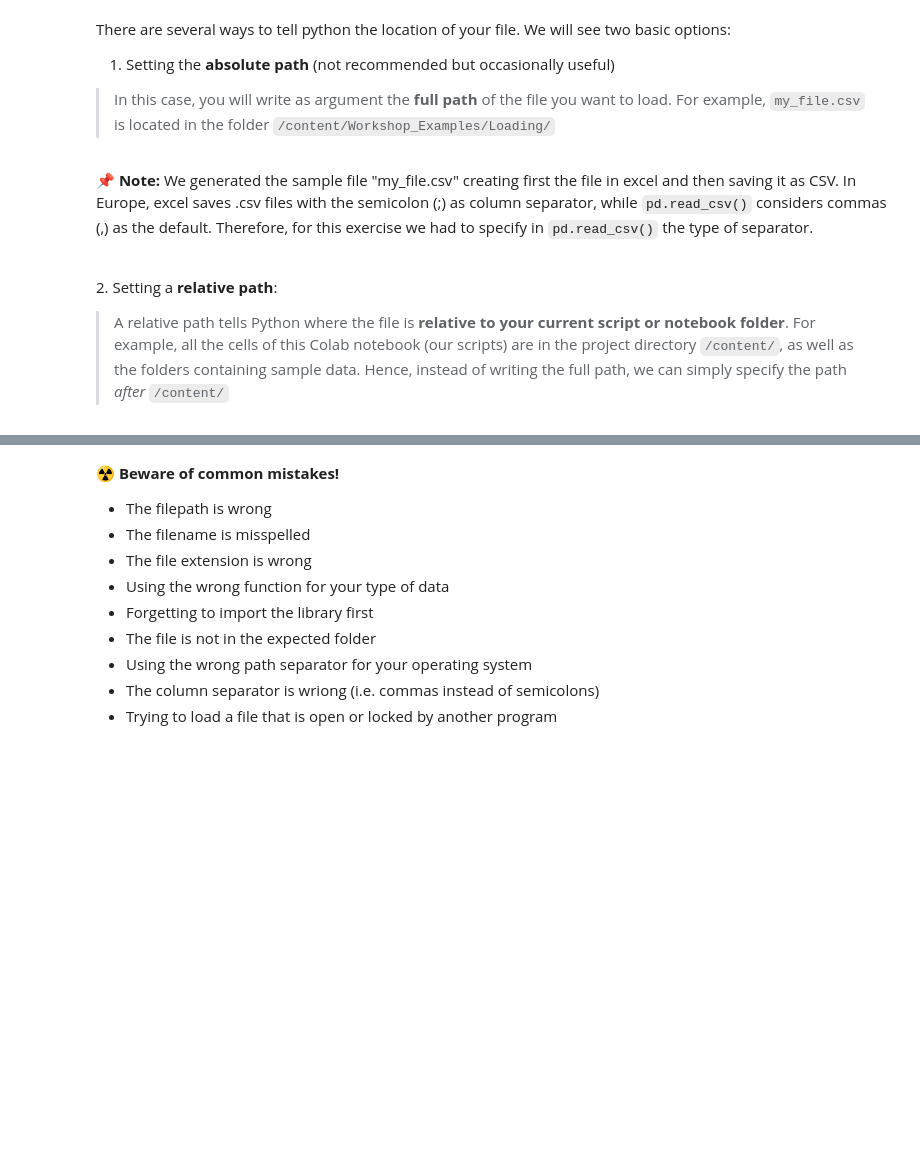
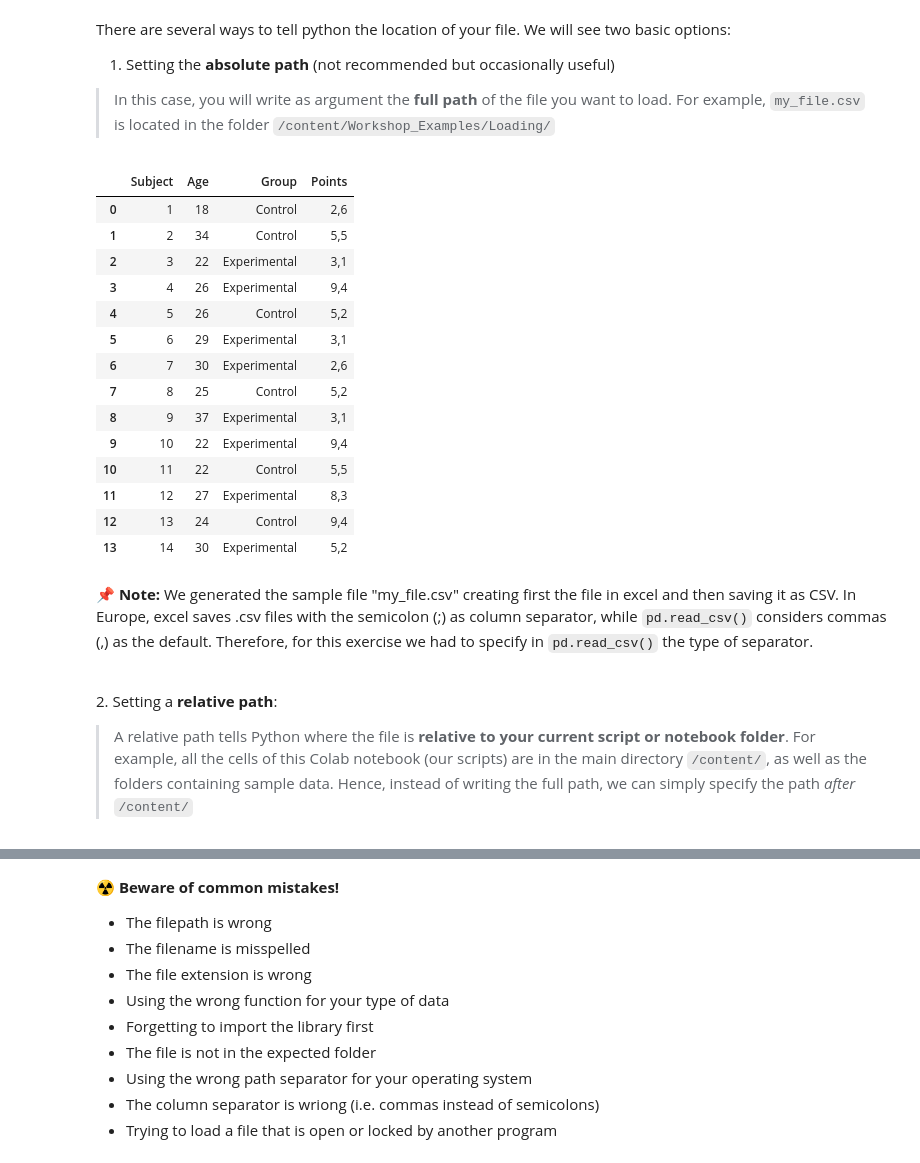
Before and after one commit to shecodespsy/SheCodesPsy-2026, a Jupyter notebook: S1-intro-to-python/intro_to_python.ipynb, the cells around one changed output, grey strips where cells are left out. Saved outputs shown, nothing was run; the diff lists cells and outputs as text; code cells hidden in the pictures; blank space fills up the shorter version.

Commit message:
Creato con Colab

```diff
--- a/S1-intro-to-python/intro_to_python.ipynb
+++ b/S1-intro-to-python/intro_to_python.ipynb
@@ -1754,18 +1938,34 @@ There are several ways to tell python the location of your file. We will see two
 # %%
 # Run the code and see what happens
 import pandas as pd
-pd.read_csv("/content/Workshop_Examples/Loading/my_file.csv", sep = ";")
+pd.read_csv("/content/SheCodesPsy-2026/Workshop_Examples/Loading/EXAMPLE_1/my_file.csv", sep = ";")
 
 # Or alternatively
-filepath = "/content/Workshop_Examples/Loading/my_file.csv"
+filepath = "/content/SheCodesPsy-2026/Workshop_Examples/Loading/EXAMPLE_1/my_file.csv"
 pd.read_csv(filepath, sep = ";")
+# %% [output]
+|  | Subject | Age | Group | Points |
+| 0 | 1 | 18 | Control | 2,6 |
+| 1 | 2 | 34 | Control | 5,5 |
+| 2 | 3 | 22 | Experimental | 3,1 |
+| 3 | 4 | 26 | Experimental | 9,4 |
+| 4 | 5 | 26 | Control | 5,2 |
+| 5 | 6 | 29 | Experimental | 3,1 |
+| 6 | 7 | 30 | Experimental | 2,6 |
+| 7 | 8 | 25 | Control | 5,2 |
+| 8 | 9 | 37 | Experimental | 3,1 |
+| 9 | 10 | 22 | Experimental | 9,4 |
+| 10 | 11 | 22 | Control | 5,5 |
+| 11 | 12 | 27 | Experimental | 8,3 |
+| 12 | 13 | 24 | Control | 9,4 |
+| 13 | 14 | 30 | Experimental | 5,2 |
 # %% [markdown]
 📌 **Note:** We generated the sample file "my_file.csv" creating first the file in excel and then saving it as CSV. In Europe, excel saves .csv files with the semicolon (;) as column separator, while ``pd.read_csv()`` considers commas (,) as the default. Therefore, for this exercise we had to specify in ``pd.read_csv()`` the type of separator.
 
 \
 2. Setting a **relative path**:
 > A relative path tells Python where the file is **relative to your current script or notebook folder**.
-For example, all the cells of this Colab notebook (our scripts) are in the project directory ``/content/``, as well as the folders containing sample data. Hence, instead of writing the full path, we can simply specify the path *after* ``/content/``
+For example, all the cells of this Colab notebook (our scripts) are in the main directory ``/content/``, as well as the folders containing sample data. Hence, instead of writing the full path, we can simply specify the path *after* ``/content/``
 # %%
 # Run the code and see what happens
 import pandas as pd
```
Also changed, not shown: parts of 78 cells of this notebook.
